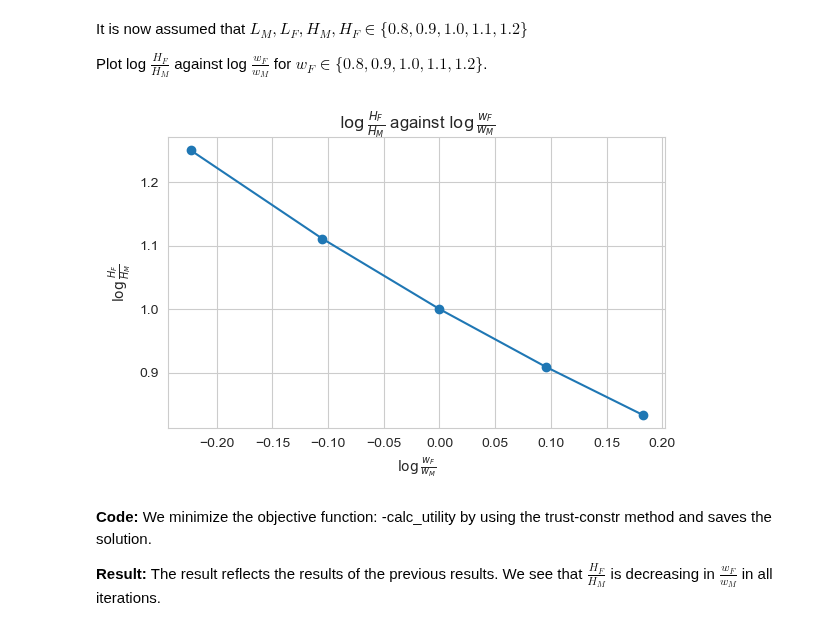
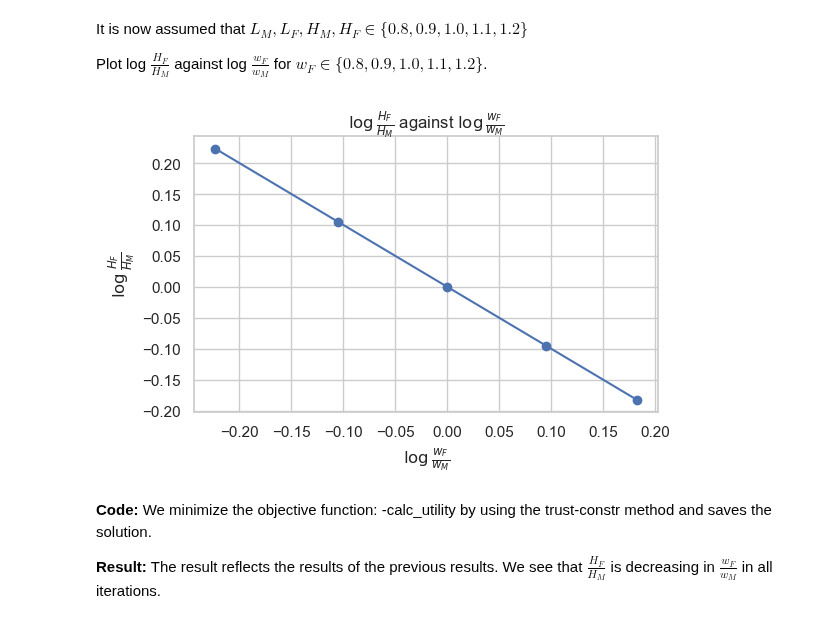
Before and after one commit to NumEconCopenhagen/projects-2023-philx2-nico, a Jupyter notebook: inauguralproject/inauguralproject.ipynb, the cells around one changed output. Drawn from its saved outputs; the diff is of its cells as text; code cells hidden in the pictures.

```diff
--- a/inauguralproject/inauguralproject.ipynb
+++ b/inauguralproject/inauguralproject.ipynb
@@ -114,7 +115,7 @@ for wF in wF_list:
 
     # Solve the model
     results = model.solve_discrete()
-    ratio = results.HF / results.HM
+    ratio = np.log(results.HF / results.HM)
 
     results_list.append((alpha, sigma, wF, ratio))
 
@@ -127,7 +128,6 @@ ax.set_title(r'$\log\frac{H_F}{H_M}$ against $\log\frac{w_F}{w_M}$')
 ax.set_xlabel(r'$\log\frac{w_F}{w_M}$')
 ax.set_ylabel('$\\log\\frac{H_F}{H_M}$')
 
-
 # Adjust the layout and spacing of the figure
 plt.tight_layout()
 plt.show()
@@ -167,35 +163,35 @@ sigma = 1
 wF_list = [0.8, 0.9, 1.0, 1.1, 1.2]
 
 # Create a single figure
 fig, ax = plt.subplots(figsize=(6, 4))
 
 results_list = []
 for wF in wF_list:
     # Modify the values of alpha, sigma, and wF in the model
     model.par.alpha = alpha
     model.par.sigma = sigma
     model.par.wF = wF
 
     # Solve the model
     results = model.solve()
-    ratio = results.HF / results.HM
+    ratio = np.log(results.HF / results.HM)
 
     results_list.append((alpha, sigma, wF, ratio))
 
 # Plot the results in the figure
 wF_arr, ratio_arr = zip(*[r[2:] for r in results_list])
 ax.plot(np.log(np.array(wF_arr)/model.par.wM), ratio_arr, marker='o', label=f'$\\sigma={sigma}$')
 
 # Set the title and axis labels for the figure
 ax.set_title(r'$\log\frac{H_F}{H_M}$ against $\log\frac{w_F}{w_M}$')
 ax.set_xlabel('$\\log\\frac{w_F}{w_M}$')
 ax.set_ylabel('$\\log\\frac{H_F}{H_M}$')
 
 # Adjust the layout and spacing of the figure
 plt.tight_layout()
 plt.show()
 # %% [output]
-[figure, old version]
+[figure, new version]
 # %% [markdown]
 **Code:**
 We minimize the objective function: -calc_utility by using the trust-constr method and saves the solution.
```
Also changed, not shown: parts of 23 cells of this notebook.
